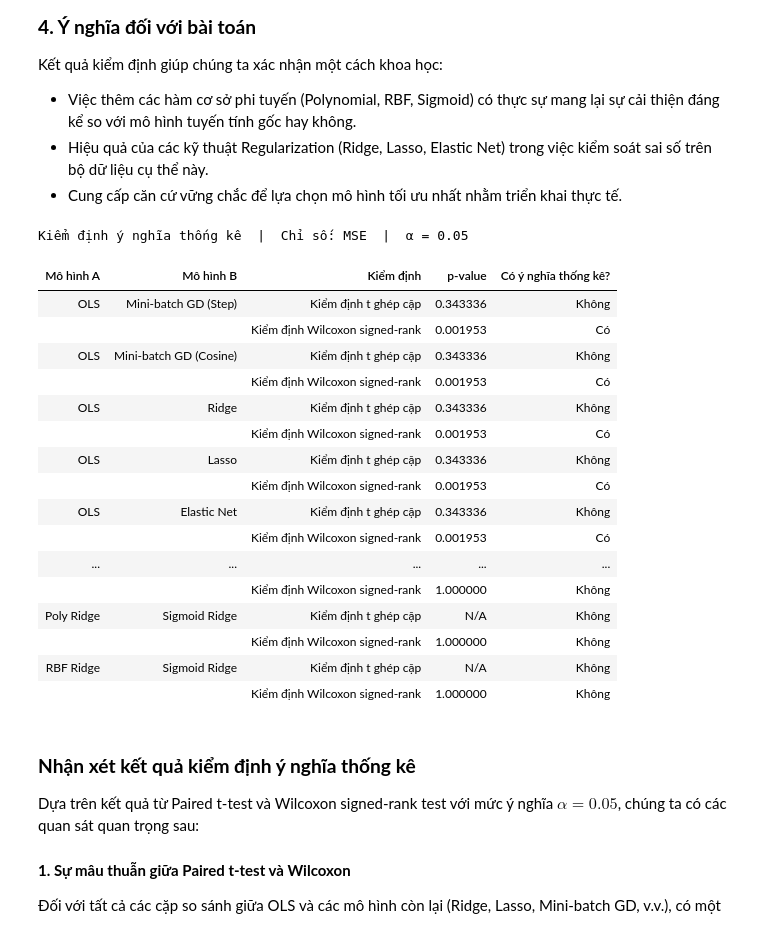
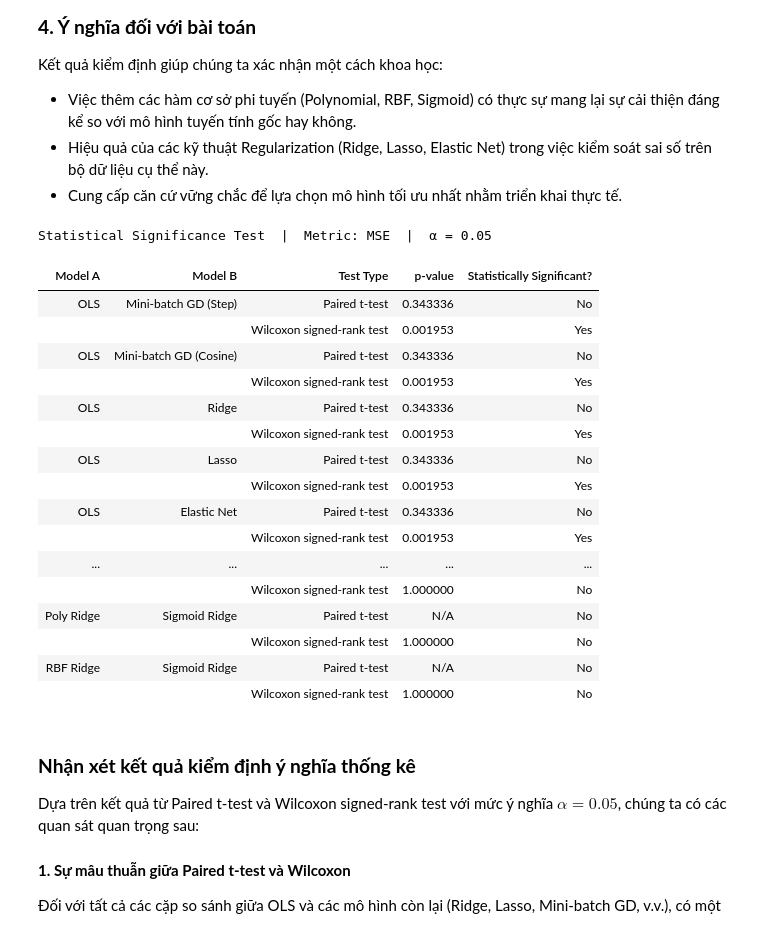
Before and after one commit to ThanhChuong12/Supervised-Learning-Regression-Classification, a Jupyter notebook: code/Part1_Regression/02_modeling.ipynb, the cells around one changed output. Saved outputs shown, nothing was run; the diff lists cells and outputs as text; code cells hidden in the pictures.

```diff
--- a/code/Part1_Regression/02_modeling.ipynb
+++ b/code/Part1_Regression/02_modeling.ipynb
@@ -1735,11 +1635,11 @@ for i in range(len(model_names)):
             res_t = statistical_test_models(scores_a, scores_b, metric_name='MSE', test_type='ttest')
 
         rows.append({
-            'Mô hình A':                name_a,
-            'Mô hình B':                name_b,
-            'Kiểm định':                'Kiểm định t ghép cặp',
+            'Model A':                  name_a,
+            'Model B':                  name_b,
+            'Test Type':                'Paired t-test',
             'p-value':                  round(res_t['p_value'], 6) if res_t['p_value'] is not None else float('nan'),
-            'Có ý nghĩa thống kê?':     'Có' if res_t['significant'] else 'Không',
+            'Statistically Significant?': 'Yes' if res_t['significant'] else 'No',
         })
 
         # Wilcoxon signed-rank test
@@ -1749,63 +1649,63 @@ for i in range(len(model_names)):
                 res_w = statistical_test_models(scores_a, scores_b, metric_name='MSE', test_type='wilcoxon')
 
             rows.append({
-                'Mô hình A':                '',
-                'Mô hình B':                '',
-                'Kiểm định':                'Kiểm định Wilcoxon signed-rank',
+                'Model A':                  '',
+                'Model B':                  '',
+                'Test Type':                'Wilcoxon signed-rank test',
                 'p-value':                  round(res_w['p_value'], 6) if res_w['p_value'] is not None else float('nan'),
-                'Có ý nghĩa thống kê?':     'Có' if res_w['significant'] else 'Không',
+                'Statistically Significant?': 'Yes' if res_w['significant'] else 'No',
             })
         except Exception:
             rows.append({
-                'Mô hình A':                '',
-                'Mô hình B':                '',
-                'Kiểm định':                'Kiểm định Wilcoxon signed-rank',
+                'Model A':                  '',
+                'Model B':                  '',
+                'Test Type':                'Wilcoxon signed-rank test',
                 'p-value':                  float('nan'),
-                'Có ý nghĩa thống kê?':     'Không áp dụng',
+                'Statistically Significant?': 'Not applicable',
             })
 
 df_stats = pd.DataFrame(
     rows,
-    columns=['Mô hình A', 'Mô hình B', 'Kiểm định', 'p-value', 'Có ý nghĩa thống kê?']
+    columns=['Model A', 'Model B', 'Test Type', 'p-value', 'Statistically Significant?']
 )
 
-print('Kiểm định ý nghĩa thống kê  |  Chỉ số: MSE  |  α = 0.05\n')
+print('Statistical Significance Test  |  Metric: MSE  |  α = 0.05\n')
 
 display(
     df_stats.style
     .format({'p-value': lambda v: f'{v:.6f}' if pd.notna(v) else 'N/A'})
     .set_properties(**{
         'font-size': '12px',
         'text-align': 'left',
         'padding': '5px 12px'
     })
     .set_table_styles([
         {'selector': 'thead th',
          'props': [('font-size', '13px'),
                    ('text-align', 'center'),
                    ('padding', '8px')]},
     ])
     .hide(axis='index')
 )
 # %% [output]
-Kiểm định ý nghĩa thống kê  |  Chỉ số: MSE  |  α = 0.05
+Statistical Significance Test  |  Metric: MSE  |  α = 0.05
-| Mô hình A | Mô hình B | Kiểm định | p-value | Có ý nghĩa thống kê? |
-| OLS | Mini-batch GD (Step) | Kiểm định t ghép cặp | 0.343336 | Không |
-|  |  | Kiểm định Wilcoxon signed-rank | 0.001953 | Có |
-| OLS | Mini-batch GD (Cosine) | Kiểm định t ghép cặp | 0.343336 | Không |
-|  |  | Kiểm định Wilcoxon signed-rank | 0.001953 | Có |
-| OLS | Ridge | Kiểm định t ghép cặp | 0.343336 | Không |
-|  |  | Kiểm định Wilcoxon signed-rank | 0.001953 | Có |
-| OLS | Lasso | Kiểm định t ghép cặp | 0.343336 | Không |
-|  |  | Kiểm định Wilcoxon signed-rank | 0.001953 | Có |
-| OLS | Elastic Net | Kiểm định t ghép cặp | 0.343336 | Không |
-|  |  | Kiểm định Wilcoxon signed-rank | 0.001953 | Có |
+| Model A | Model B | Test Type | p-value | Statistically Significant? |
+| OLS | Mini-batch GD (Step) | Paired t-test | 0.343336 | No |
+|  |  | Wilcoxon signed-rank test | 0.001953 | Yes |
+| OLS | Mini-batch GD (Cosine) | Paired t-test | 0.343336 | No |
+|  |  | Wilcoxon signed-rank test | 0.001953 | Yes |
+| OLS | Ridge | Paired t-test | 0.343336 | No |
+|  |  | Wilcoxon signed-rank test | 0.001953 | Yes |
+| OLS | Lasso | Paired t-test | 0.343336 | No |
+|  |  | Wilcoxon signed-rank test | 0.001953 | Yes |
+| OLS | Elastic Net | Paired t-test | 0.343336 | No |
+|  |  | Wilcoxon signed-rank test | 0.001953 | Yes |
 | ... | ... | ... | ... | ... |
-|  |  | Kiểm định Wilcoxon signed-rank | 1.000000 | Không |
-| Poly Ridge | Sigmoid Ridge | Kiểm định t ghép cặp | N/A | Không |
-|  |  | Kiểm định Wilcoxon signed-rank | 1.000000 | Không |
-| RBF Ridge | Sigmoid Ridge | Kiểm định t ghép cặp | N/A | Không |
-|  |  | Kiểm định Wilcoxon signed-rank | 1.000000 | Không |
+|  |  | Wilcoxon signed-rank test | 1.000000 | No |
+| Poly Ridge | Sigmoid Ridge | Paired t-test | N/A | No |
+|  |  | Wilcoxon signed-rank test | 1.000000 | No |
+| RBF Ridge | Sigmoid Ridge | Paired t-test | N/A | No |
+|  |  | Wilcoxon signed-rank test | 1.000000 | No |
 # %% [markdown]
 ### **Nhận xét kết quả kiểm định ý nghĩa thống kê**
 
```
Also changed, not shown: parts of 17 cells of this notebook, 1 other file.
